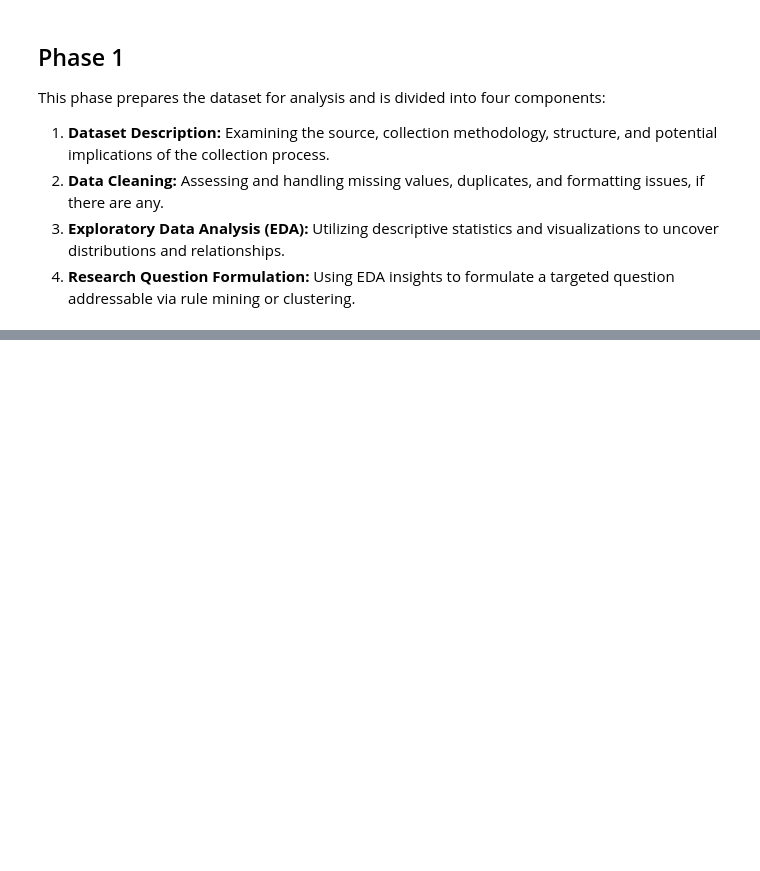
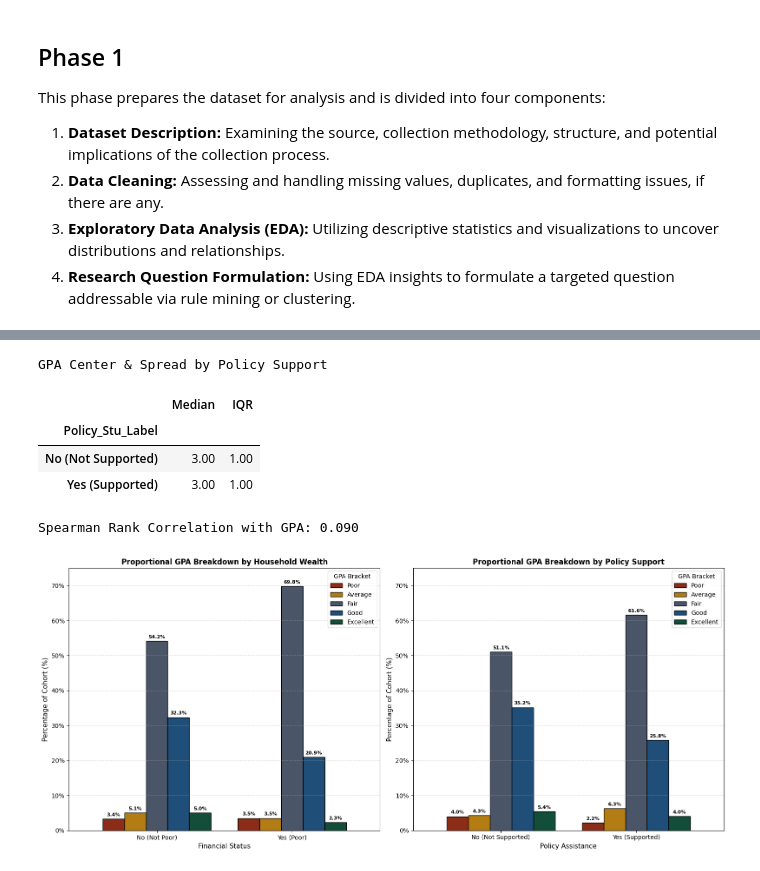
Before and after one commit to axlndy/cbsweg2-cbadvai-cbdatsi-project, a Jupyter notebook: notebooks/01_eda.ipynb, the cells around one changed output, grey strips where cells are left out. Saved outputs shown, nothing was run; the diff lists cells and outputs as text; code cells hidden in the pictures; blank space fills up the shorter version.

Commit message:
chore: update gitignore and CBDATSI Phase 1 notebook

```diff
--- a/notebooks/01_eda.ipynb
+++ b/notebooks/01_eda.ipynb
@@ -444,0 +336,73 @@ Passing `palette` without assigning `hue` is deprecated and will be removed in v
+# %%
+# --- SUMMARY TABLES---
+print("--- Phase 1 Descriptive Measures by Socioeconomic Factors ---")
+for col, name in [('Poor_Stu', 'Household Wealth'), ('Policy_Stu', 'Policy Support')]:
+    # Grouped Central Tendency (Median) and Dispersion (IQR)
+    label_col = col + '_Label'
+    grouped_stats = df_cleaned.groupby(label_col)['GPA'].agg(
+        Median='median',
+        IQR=lambda x: x.quantile(0.75) - x.quantile(0.25)
+    )
+
+    # Spearman Correlation
+    spearman_corr = df_cleaned[col].corr(df_cleaned['GPA'], method='spearman')
+
+    print(f"\n{name} Analysis:")
+    display(grouped_stats.style.format(precision=2).set_caption(f"GPA Center & Spread by {name}"))
+    print(f"Spearman Rank Correlation with GPA: {spearman_corr:.3f}")
+
+# --- VISUALIZATION ---
+fig, axes = plt.subplots(1, 2, figsize=(16, 7))
+
+gpa_order = ['Poor', 'Average', 'Fair', 'Good', 'Excellent']
+dark_gpa_colors = ['#8C2D19', '#B37D14', '#4A5568', '#1F4E79', '#134E3A']
+
+# Plot A: Normalized Household Wealth Breakdown
+ct_wealth = pd.crosstab(df_cleaned['Poor_Stu_Label'], df_cleaned['GPA_Label'], normalize='index') * 100
+ct_wealth = ct_wealth.reindex(columns=gpa_order)
+ct_wealth.plot(kind='bar', ax=axes[0], color=dark_gpa_colors, edgecolor='black', width=0.8)
+
+axes[0].set_title('Proportional GPA Breakdown by Household Wealth', fontsize=12, fontweight='bold')
+axes[0].set_xlabel('Financial Status', fontsize=11)
+axes[0].set_ylabel('Percentage of Cohort (%)', fontsize=11)
+axes[0].set_xticklabels(axes[0].get_xticklabels(), rotation=0)
+axes[0].grid(axis='y', linestyle='--', alpha=0.5)
+axes[0].legend(title='GPA Bracket', loc='upper right')
+axes[0].yaxis.set_major_formatter('{x:.0f}%')
+axes[0].set_ylim(0, 75)
+
+for p in axes[0].patches:
+    height = p.get_height()
+    if height > 0:
+        axes[0].annotate(f'{height:.1f}%',
+                         (p.get_x() + p.get_width() / 2., height),
+                         ha='center', va='bottom',
+                         xytext=(0, 3),
+                         textcoords='offset points', fontsize=8, fontweight='bold')
+
+# Plot B: Normalized Policy Support Breakdown
+ct_policy = pd.crosstab(df_cleaned['Policy_Stu_Label'], df_cleaned['GPA_Label'], normalize='index') * 100
+ct_policy = ct_policy.reindex(columns=gpa_order)
+ct_policy.plot(kind='bar', ax=axes[1], color=dark_gpa_colors, edgecolor='black', width=0.8)
+
+axes[1].set_title('Proportional GPA Breakdown by Policy Support', fontsize=12, fontweight='bold')
+axes[1].set_xlabel('Policy Assistance', fontsize=11)
+axes[1].set_ylabel('Percentage of Cohort (%)', fontsize=11)
+axes[1].set_xticklabels(axes[1].get_xticklabels(), rotation=0)
+axes[1].grid(axis='y', linestyle='--', alpha=0.5)
+axes[1].legend(title='GPA Bracket', loc='upper right')
+axes[1].yaxis.set_major_formatter('{x:.0f}%')
+axes[1].set_ylim(0, 75)
+
+for p in axes[1].patches:
+    height = p.get_height()
+    if height > 0:
+        axes[1].annotate(f'{height:.1f}%',
+                         (p.get_x() + p.get_width() / 2., height),
+                         ha='center', va='bottom',
+                         xytext=(0, 3),
+                         textcoords='offset points', fontsize=8, fontweight='bold')
+
+plt.tight_layout()
+plt.show()
+# %% [output]
@@ -444,0 +420,7 @@ Passing `palette` without assigning `hue` is deprecated and will be removed in v
+GPA Center & Spread by Policy Support
+|  | Median | IQR |
+| Policy_Stu_Label |  |  |
+| No (Not Supported) | 3.00 | 1.00 |
+| Yes (Supported) | 3.00 | 1.00 |
+Spearman Rank Correlation with GPA: 0.090
+[figure, added]
```
Also changed, not shown: parts of 42 cells of this notebook, 1 other file.
